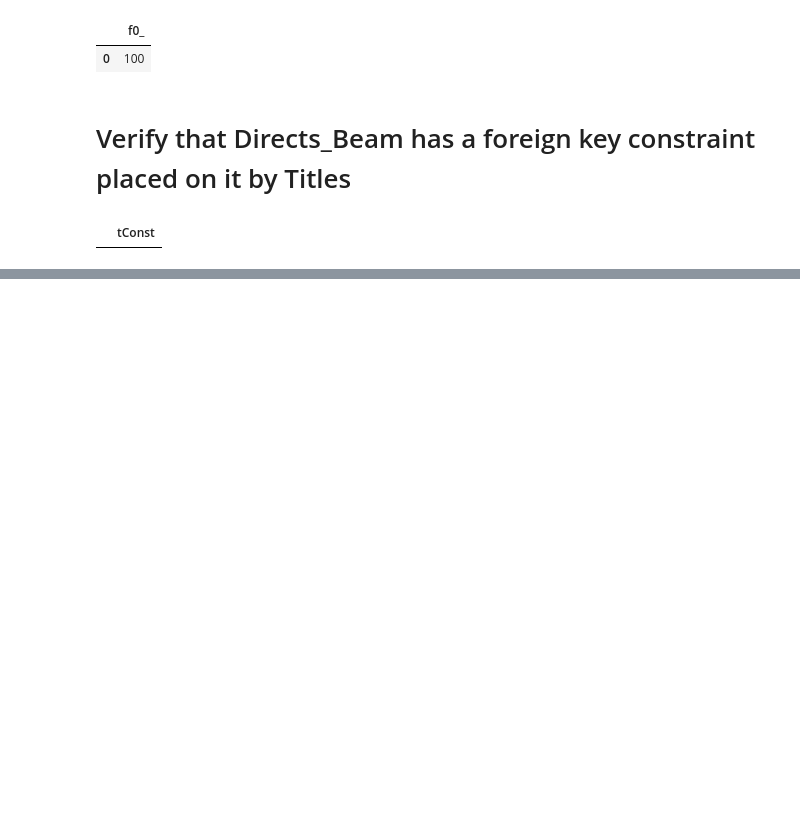
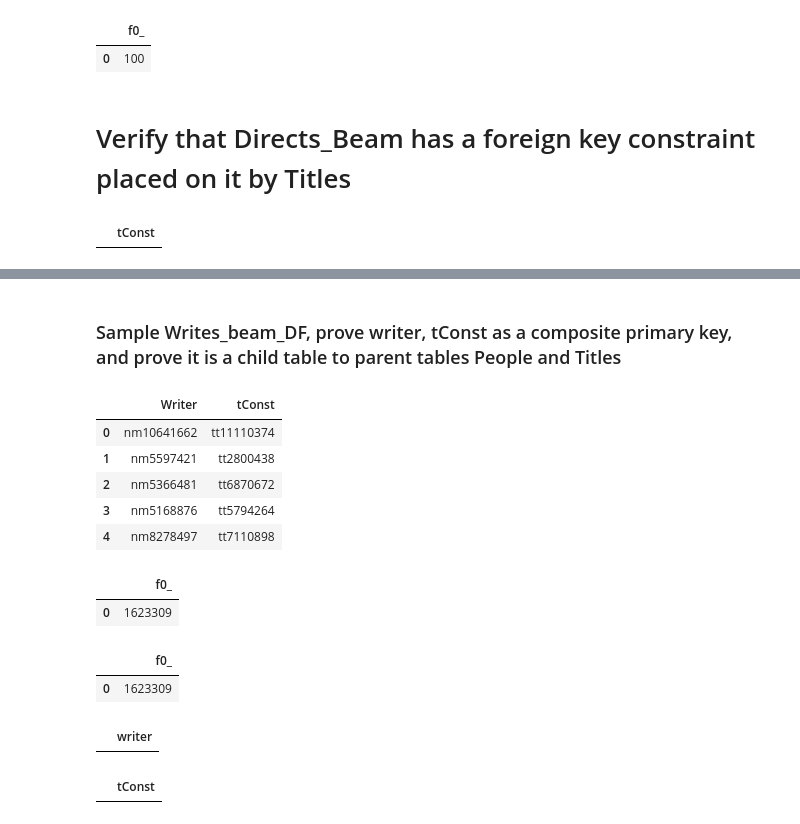
Before and after one commit to en-chang/imdb-data, a Jupyter notebook: imdb_modeled.ipynb, the cells around one changed output, grey strips where cells are left out. Saved outputs shown, nothing was run; the diff lists cells and outputs as text; code cells hidden in the pictures; blank space fills up the shorter version.

```diff
--- a/imdb_modeled.ipynb
+++ b/imdb_modeled.ipynb
@@ -305,0 +372,41 @@ WHERE db.tConst NOT IN (SELECT t.tConst FROM imdb_modeled.Titles t)
+# %% [markdown]
+### Sample Writes_beam_DF, prove writer, tConst as a composite primary key, and prove it is a child table to parent tables People and Titles
+# %%
+%%bigquery
+SELECT * FROM imdb_modeled.Writes_Beam_DF LIMIT 5
+# %% [output]
+|  | Writer | tConst |
+| 0 | nm10641662 | tt11110374 |
+| 1 | nm5597421 | tt2800438 |
+| 2 | nm5366481 | tt6870672 |
+| 3 | nm5168876 | tt5794264 |
+| 4 | nm8278497 | tt7110898 |
+# %%
+%%bigquery
+SELECT COUNT (*) FROM imdb_modeled.Writes_Beam_DF
+# %% [output]
+|  | f0_ |
+| 0 | 1623309 |
+# %%
+%%bigquery
+SELECT COUNT (*) FROM
+(SELECT DISTINCT writer, tConst
+FROM imdb_modeled.Writes_Beam_DF)
+# verified composite primary key
+# %% [output]
+|  | f0_ |
+| 0 | 1623309 |
+# %%
+%%bigquery
+# verfiying FK restraint placed on nConst by People
+SELECT writer FROM imdb_modeled.Writes_Beam_DF wbd
+WHERE wbd.writer NOT IN (SELECT p.nConst FROM imdb_modeled.People p)
+# %% [output]
+|  | writer |
+# %%
+%%bigquery
+# verifying FK restraint placed on tConst by Titles
+SELECT wbd.tConst FROM imdb_modeled.Writes_Beam_DF wbd
+WHERE wbd.tConst NOT IN (SELECT t.tConst FROM imdb_modeled.Titles t)
+# %% [output]
+|  | tConst |
```
Also changed, not shown: parts of 41 cells of this notebook, 1 other file.
